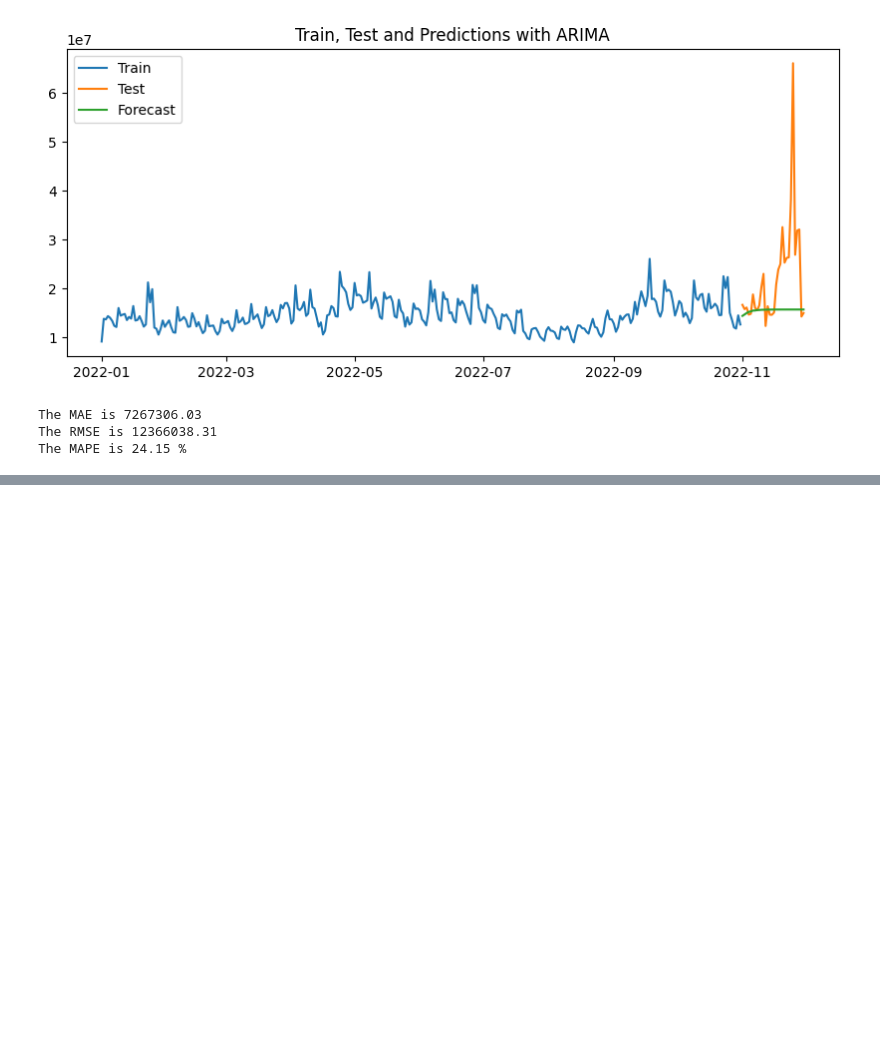
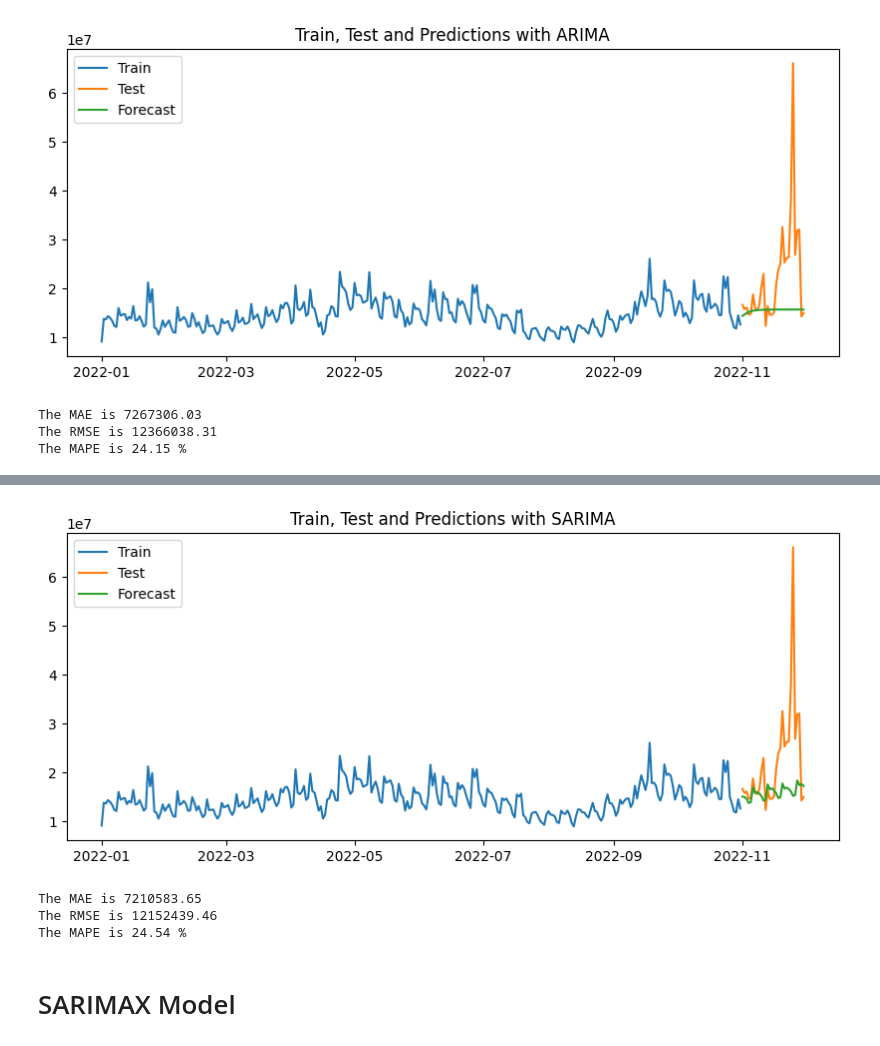
Before and after one commit to Mnr04/Time_series_analysis_course, a Jupyter notebook: ARIMA, SARIMA and SARIMAX.ipynb, the cells around one changed output, grey strips where cells are left out. Saved outputs shown, nothing was run; the diff lists cells and outputs as text; code cells hidden in the pictures; blank space fills up the shorter version.

```diff
--- a/ARIMA, SARIMA and SARIMAX.ipynb
+++ b/ARIMA, SARIMA and SARIMAX.ipynb
@@ -270,0 +281,5 @@ The MAPE is 24.15 %
+# %%
+# Using pmdarima for the arima model and the best parameters
+model_sarima = auto_arima(train['y'],
+                  m = 7)
+model_sarima.summary()
@@ -270,0 +314,4 @@ The MAPE is 24.15 %
+# %%
+# Predictions
+predictions_sarima = model_sarima.predict(n_periods = len(test))
+predictions_sarima
@@ -270,0 +336,10 @@ The MAPE is 24.15 %
+# %%
+# Model Assesment
+model_assessment(train['y']['2022':], test['y'], predictions_sarima, 'SARIMA')
+# %% [output]
+[figure, added]
+The MAE is 7210583.65
+The RMSE is 12152439.46
+The MAPE is 24.54 %
+# %% [markdown]
+# SARIMAX Model
```
Also changed, not shown: parts of 16 cells of this notebook.
